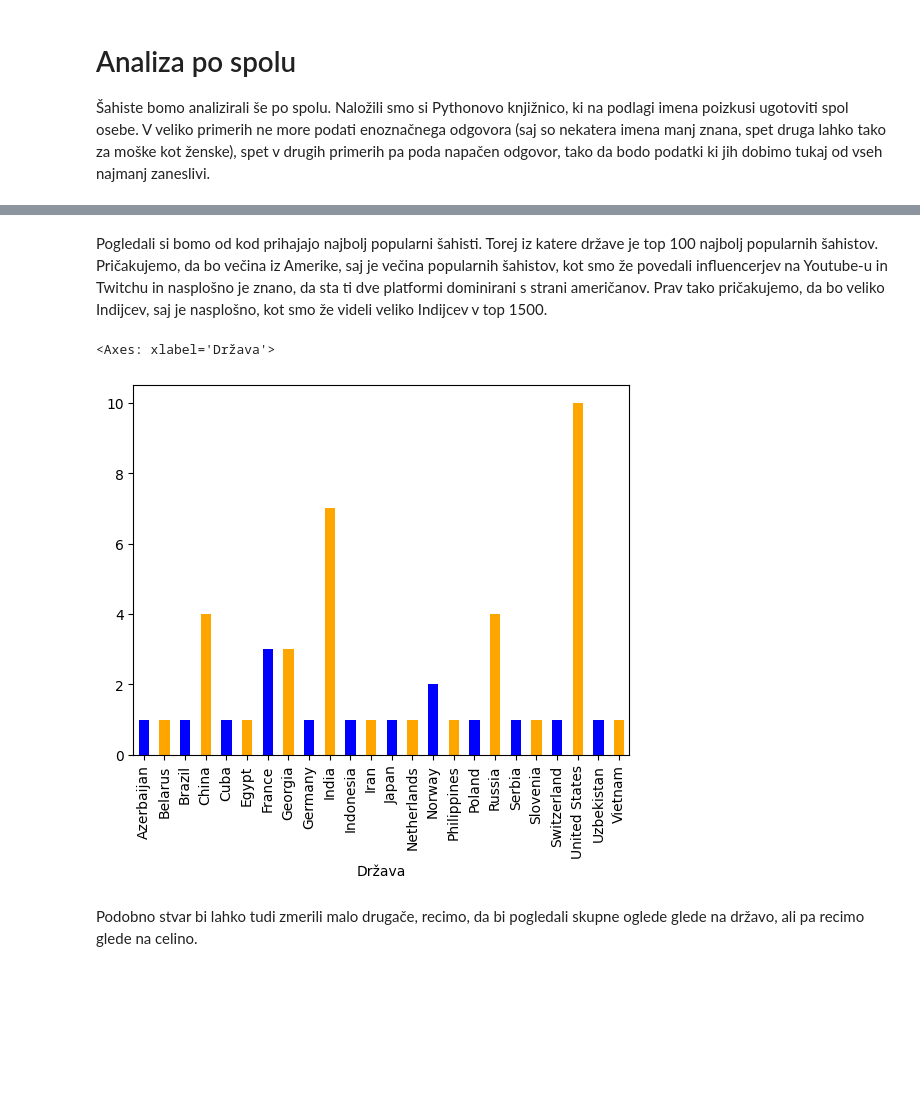
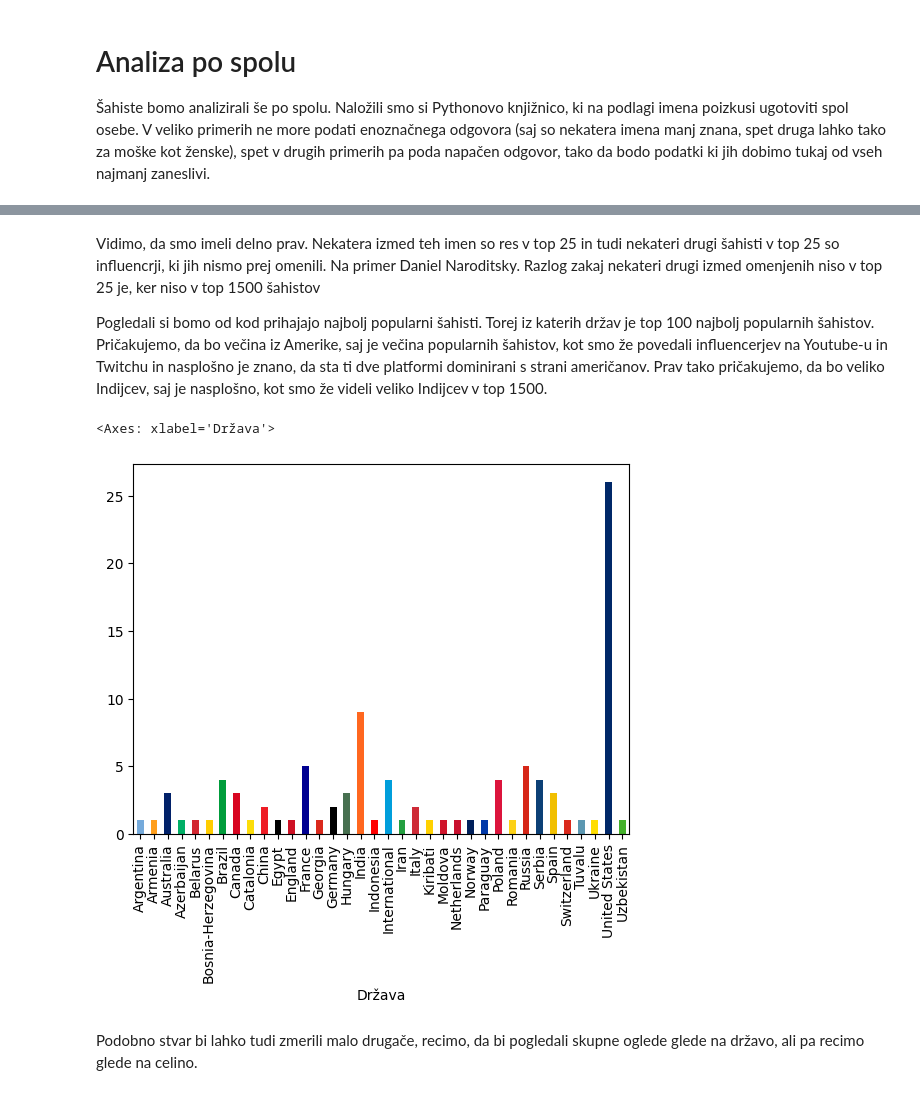
Before and after one commit to Matic-Pogorelec/Uvod_v_programiranje, a Jupyter notebook: analiza.ipynb, the cells around one changed output, grey strips where cells are left out. Drawn from its saved outputs; the diff is of its cells as text; code cells hidden in the pictures; blank space fills up the shorter version.

```diff
--- a/analiza.ipynb
+++ b/analiza.ipynb
@@ -108,4 +233,9 @@ sahisti[["Rang","Ime","Priimek","Uporabniško ime","Spol"]]
 # %%
-
-sahisti["Spol"].value_counts().plot(kind="bar")
+barve = ["#73fa70","#c5703a","#56294f"]
+# Dodamo nov stolpec da bo oznaka pravilna.
+sahisti["Spol množina"] =  sahisti["Spol"].apply(lambda x: "Ženske" if x == "Ženska" else x)
+sahisti["Spol množina"].value_counts().plot(kind="bar",
+color=barve,
+ylabel="Število šahistov",
+xlabel="Spol")
 # %% [output]
@@ -116,7 +268,16 @@ sahisti["Spol"].value_counts().plot(kind="bar")
 # %%
-sahisti["Strela elo"] = sahisti["Strela elo"].apply(lambda x: float("nan") if x == "Ne igra strele" else x)
-sahisti["Strela elo"]= sahisti["Strela elo"].apply(lambda x: float(x))
-sahisti["Metek elo"] = sahisti["Metek elo"].apply(lambda x: float("nan") if x == "Ne igra metka" else x)
-sahisti["Metek elo"]= sahisti["Metek elo"].apply(lambda x: float(x))
-sahisti[["Spol","Elo","Metek elo","Strela elo"]][(sahisti["Spol"]=="Moški") | (sahisti["Spol"] == "Ženska")].groupby("Spol").mean().plot(kind="bar", ylim=(2000, 3700))
+# Dodamo nove stolpce, da bodo prave oznake in spremenimo vrednosti, pri katerih nimamo podatkov, da jih lahko pandas izpusti.
+sahisti["Strela"] = sahisti["Strela elo"].apply(lambda x: float("nan") if x == "Ne igra strele" else x)
+sahisti["Strela"]= sahisti["Strela"].apply(lambda x: float(x))
+sahisti["Metek"] = sahisti["Metek elo"].apply(lambda x: float("nan") if x == "Ne igra metka" else x)
+sahisti["Metek"] = sahisti["Metek"].apply(lambda x: float(x))
+sahisti["Pospešeno"] = sahisti["Elo"]
+sahisti["Spol množina"] =  sahisti["Spol"].apply(lambda x: "Ženske" if x == "Ženska" else x)
+barve = ["#70f3fa","#b3898c","#f61e1e"]
+graf = sahisti[["Spol množina","Pospešeno","Metek","Strela"]][(sahisti["Spol množina"]=="Moški") | (sahisti["Spol množina"] == "Ženske")].groupby("Spol množina").mean()
+graf.plot(kind="bar",
+xlabel = "Spol",
+ylabel="Elo",
+ylim=(2300, 2800),
+color=barve)
 # %% [output]
@@ -147,11 +311,26 @@ sahisti[["Rang","Uporabniško ime","Opazovalci"]].sort_values("Opazovalci", asce
 # %% [markdown]
-Pogledali si bomo od kod prihajajo najbolj popularni šahisti. Torej iz katere države je top 100 najbolj popularnih šahistov. Pričakujemo, da bo večina iz Amerike, saj je večina popularnih šahistov, kot smo že povedali influencerjev na Youtube-u in Twitchu in nasplošno je znano, da sta ti dve platformi dominirani s strani američanov. Prav tako pričakujemo, da bo veliko Indijcev, saj je nasplošno, kot smo že videli veliko Indijcev v top 1500.
+Vidimo, da smo imeli delno prav. Nekatera izmed teh imen so res v top 25 in tudi nekateri drugi šahisti v top 25 so influencrji, ki jih nismo prej omenili. Na primer Daniel Naroditsky. Razlog zakaj nekateri drugi izmed omenjenih niso v top 25 je, ker niso v top 1500 šahistov
+
+Pogledali si bomo od kod prihajajo najbolj popularni šahisti. Torej iz katerih držav je top 100 najbolj popularnih šahistov. Pričakujemo, da bo večina iz Amerike, saj je večina popularnih šahistov, kot smo že povedali influencerjev na Youtube-u in Twitchu in nasplošno je znano, da sta ti dve platformi dominirani s strani američanov. Prav tako pričakujemo, da bo veliko Indijcev, saj je nasplošno, kot smo že videli veliko Indijcev v top 1500.
 # %%
+barve = ["#75AADB","#FF9E1B","#012169",
+"#00AF66","#D22730","#FFCD00",
+"#009C3B","#D80621","#FCDD09",
+"#EE1C25", "#000000","#CE1124",
+"#000091","#DA291C","#000000",
+"#477050","#FF671F","#FF0000",
+"#009EDB","#239F40","#ce2b37",
+"#FFD100","#CF142B","#C8102E",
+"#00205B","#0038A8","#DC143C",
+"#FCD116","#D62718","#0C4076",
+"#F1BF00","#DA291C","#5B97B1",
+"#FFDD00","#002868","#43B02A"]
 sahisti["ena"] = 1
-sahisti[["Država","Opazovalci","ena"]].sort_values("Opazovalci", ascending=False).head(100)[["Država","ena"]].groupby("Država").sum("ena")["ena"].plot(kind="bar", color = ["blue","orange"])
+graf = sahisti[["Država","Opazovalci","ena"]].sort_values("Opazovalci", ascending=False).head(100)[["Država","ena"]].groupby("Država").sum("ena")["ena"]
+graf.plot(kind="bar", color = barve)
 # %% [output]
 <Axes: xlabel='Država'>
-[figure, old version]
+[figure, new version]
 # %% [markdown]
 Podobno stvar bi lahko tudi zmerili malo drugače, recimo, da bi pogledali skupne oglede glede na državo, ali pa recimo glede na celino.
 # %%
```
Also changed, not shown: parts of 59 cells of this notebook, 9 other files.
